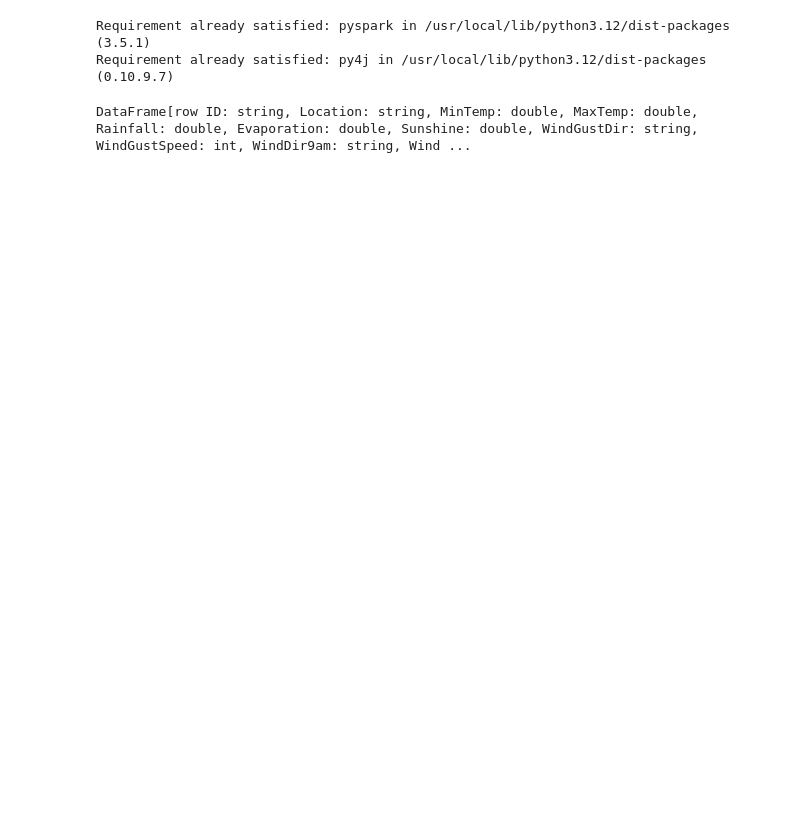
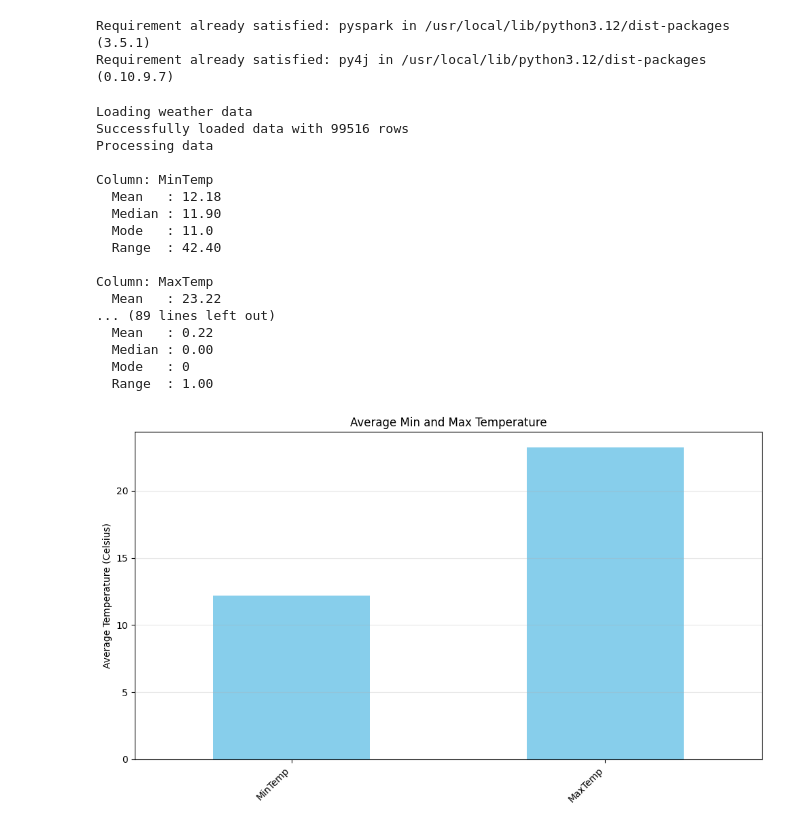
Before and after one commit to HaskizMe/cs3270, a Jupyter notebook: notebooks/Module_8_pyspark.ipynb, the cells around one changed output. Cells and saved outputs as stored; diff of their text form; code cells hidden in the pictures; blank space fills up the shorter version.

```diff
--- a/notebooks/Module_8_pyspark.ipynb
+++ b/notebooks/Module_8_pyspark.ipynb
@@ -5,8 +5,6 @@ Requirement already satisfied: pyspark in /usr/local/lib/python3.12/dist-package
 Requirement already satisfied: py4j in /usr/local/lib/python3.12/dist-packages (0.10.9.7)
 # %%
 from pyspark.sql import SparkSession
+
 spark = SparkSession.builder.appName('weather_data_pyspark').getOrCreate()
 df = spark.read.csv("/content/Weather Training Data.csv", header=True, inferSchema=True)
-print(df)
-# %% [output]
-DataFrame[row ID: string, Location: string, MinTemp: double, MaxTemp: double, Rainfall: double, Evaporation: double, Sunshine: double, WindGustDir: string, WindGustSpeed: int, WindDir9am: string, Wind ...
@@ -12,0 +264,44 @@ DataFrame[row ID: string, Location: string, MinTemp: double, MaxTemp: double, Ra
+# %%
+if __name__ == "__main__":
+    try:
+        # Load in weather training data
+        print("Loading weather data")
+        loader = WeatherLoader("/content/Weather Training Data.csv", spark=spark)
+        df = loader.load()
+        print(f"Successfully loaded data with {df.count()} rows")
+
+        # Process raw data
+        print("Processing data")
+        processor = WeatherProcessor(df)
+
+        processor.print_descriptive_stats()
+        # Visualize data
+        processor.visualize_data()
+
+        # Save to storage
+        print("Saving statistics")
+        storage = WeatherStorage()
+        storage.save_stats(df)
+
+    except Exception as e:
+        print(f"An error occurred: {str(e)}")
+        raise
+# %% [output]
+Loading weather data
+Successfully loaded data with 99516 rows
+Processing data
+
+Column: MinTemp
+  Mean   : 12.18
+  Median : 11.90
+  Mode   : 11.0
+  Range  : 42.40
+
+Column: MaxTemp
+  Mean   : 23.22
+... (89 lines left out)
+  Mean   : 0.22
+  Median : 0.00
+  Mode   : 0
+  Range  : 1.00
+[figure, added]
```
Also changed, not shown: parts of 4 cells of this notebook.
